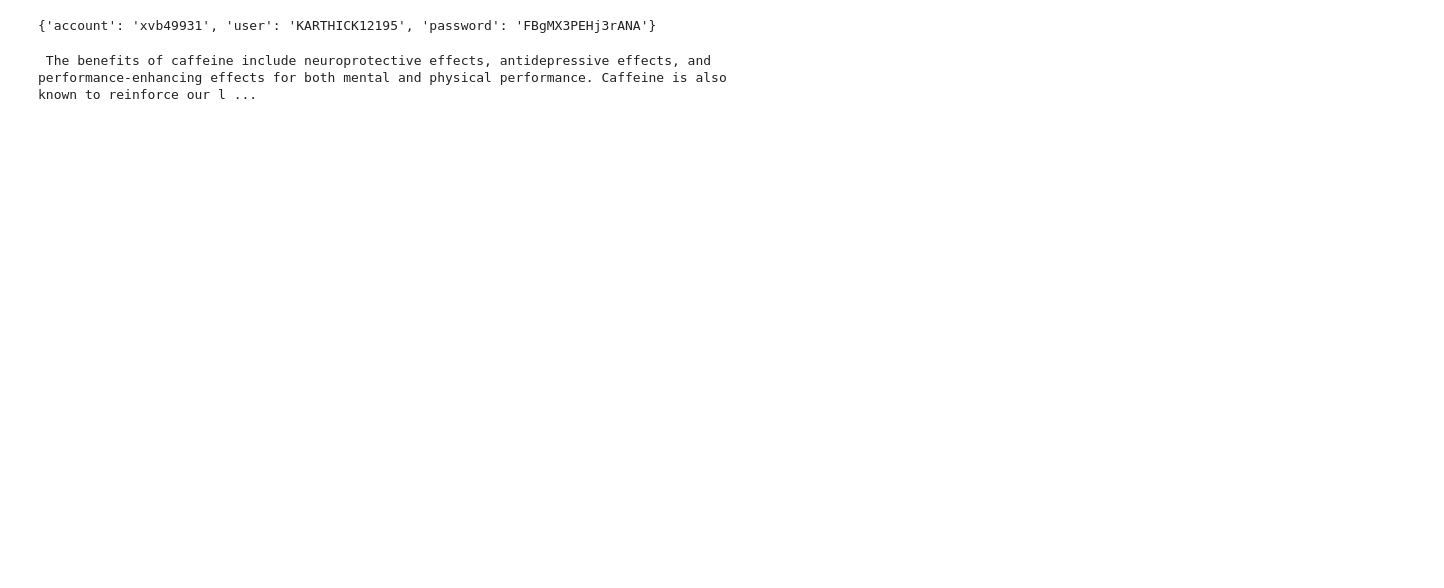
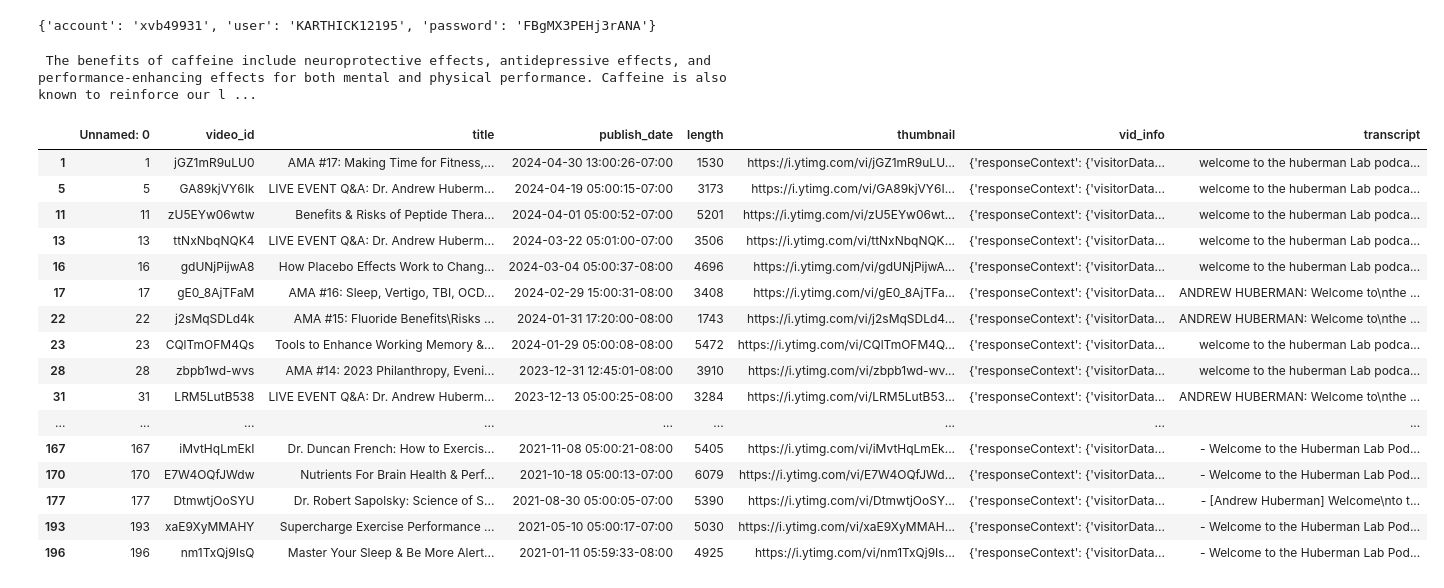
Before and after one commit to karthick12195/podquest, a Jupyter notebook: test.ipynb, the cells around one changed output. Saved outputs shown, nothing was run; the diff lists cells and outputs as text; code cells hidden in the pictures; blank space fills up the shorter version.

```diff
--- a/test.ipynb
+++ b/test.ipynb
@@ -150,3 +150,24 @@ Answer the question based on the above context: what are benefits of caffeine?
 print(Complete("snowflake-arctic", text))
 # %% [output]
  The benefits of caffeine include neuroprotective effects, antidepressive effects, and performance-enhancing effects for both mental and physical performance. Caffeine is also known to reinforce our l ...
+# %%
+import pandas as pd
+df = pd.read_csv('data/huberman_transcripts_050124.csv')
+# %% [output]
+|  | Unnamed: 0 | video_id | title | publish_date | length | thumbnail | vid_info | transcript |
+| 1 | 1 | jGZ1mR9uLU0 | AMA #17: Making Time for Fitness,... | 2024-04-30 13:00:26-07:00 | 1530 | https://i.ytimg.com/vi/jGZ1mR9uLU... | {'responseContext': {'visitorData... | welcome to the huberman Lab podca... |
+| 5 | 5 | GA89kjVY6Ik | LIVE EVENT Q&A: Dr. Andrew Huberm... | 2024-04-19 05:00:15-07:00 | 3173 | https://i.ytimg.com/vi/GA89kjVY6I... | {'responseContext': {'visitorData... | welcome to the huberman Lab podca... |
+| 11 | 11 | zU5EYw06wtw | Benefits & Risks of Peptide Thera... | 2024-04-01 05:00:52-07:00 | 5201 | https://i.ytimg.com/vi/zU5EYw06wt... | {'responseContext': {'visitorData... | welcome to the huberman Lab podca... |
+| 13 | 13 | ttNxNbqNQK4 | LIVE EVENT Q&A: Dr. Andrew Huberm... | 2024-03-22 05:01:00-07:00 | 3506 | https://i.ytimg.com/vi/ttNxNbqNQK... | {'responseContext': {'visitorData... | welcome to the huberman Lab podca... |
+| 16 | 16 | gdUNjPijwA8 | How Placebo Effects Work to Chang... | 2024-03-04 05:00:37-08:00 | 4696 | https://i.ytimg.com/vi/gdUNjPijwA... | {'responseContext': {'visitorData... | welcome to the huberman Lab podca... |
+| 17 | 17 | gE0_8AjTFaM | AMA #16: Sleep, Vertigo, TBI, OCD... | 2024-02-29 15:00:31-08:00 | 3408 | https://i.ytimg.com/vi/gE0_8AjTFa... | {'responseContext': {'visitorData... | ANDREW HUBERMAN: Welcome to\nthe ... |
+| 22 | 22 | j2sMqSDLd4k | AMA #15: Fluoride Benefits\Risks ... | 2024-01-31 17:20:00-08:00 | 1743 | https://i.ytimg.com/vi/j2sMqSDLd4... | {'responseContext': {'visitorData... | ANDREW HUBERMAN: Welcome to\nthe ... |
+| 23 | 23 | CQlTmOFM4Qs | Tools to Enhance Working Memory &... | 2024-01-29 05:00:08-08:00 | 5472 | https://i.ytimg.com/vi/CQlTmOFM4Q... | {'responseContext': {'visitorData... | welcome to the huberman Lab podca... |
+| 28 | 28 | zbpb1wd-wvs | AMA #14: 2023 Philanthropy, Eveni... | 2023-12-31 12:45:01-08:00 | 3910 | https://i.ytimg.com/vi/zbpb1wd-wv... | {'responseContext': {'visitorData... | welcome to the huberman Lab podca... |
+| 31 | 31 | LRM5LutB538 | LIVE EVENT Q&A: Dr. Andrew Huberm... | 2023-12-13 05:00:25-08:00 | 3284 | https://i.ytimg.com/vi/LRM5LutB53... | {'responseContext': {'visitorData... | ANDREW HUBERMAN: Welcome to\nthe ... |
+| ... | ... | ... | ... | ... | ... | ... | ... | ... |
+| 167 | 167 | iMvtHqLmEkI | Dr. Duncan French: How to Exercis... | 2021-11-08 05:00:21-08:00 | 5405 | https://i.ytimg.com/vi/iMvtHqLmEk... | {'responseContext': {'visitorData... | - Welcome to the Huberman Lab Pod... |
+| 170 | 170 | E7W4OQfJWdw | Nutrients For Brain Health & Perf... | 2021-10-18 05:00:13-07:00 | 6079 | https://i.ytimg.com/vi/E7W4OQfJWd... | {'responseContext': {'visitorData... | - Welcome to the Huberman Lab Pod... |
+| 177 | 177 | DtmwtjOoSYU | Dr. Robert Sapolsky: Science of S... | 2021-08-30 05:00:05-07:00 | 5390 | https://i.ytimg.com/vi/DtmwtjOoSY... | {'responseContext': {'visitorData... | - [Andrew Huberman] Welcome\nto t... |
+| 193 | 193 | xaE9XyMMAHY | Supercharge Exercise Performance ... | 2021-05-10 05:00:17-07:00 | 5030 | https://i.ytimg.com/vi/xaE9XyMMAH... | {'responseContext': {'visitorData... | - Welcome to the Huberman Lab Pod... |
+| 196 | 196 | nm1TxQj9IsQ | Master Your Sleep & Be More Alert... | 2021-01-11 05:59:33-08:00 | 4925 | https://i.ytimg.com/vi/nm1TxQj9Is... | {'responseContext': {'visitorData... | - Welcome to the Huberman Lab Pod... |
```
